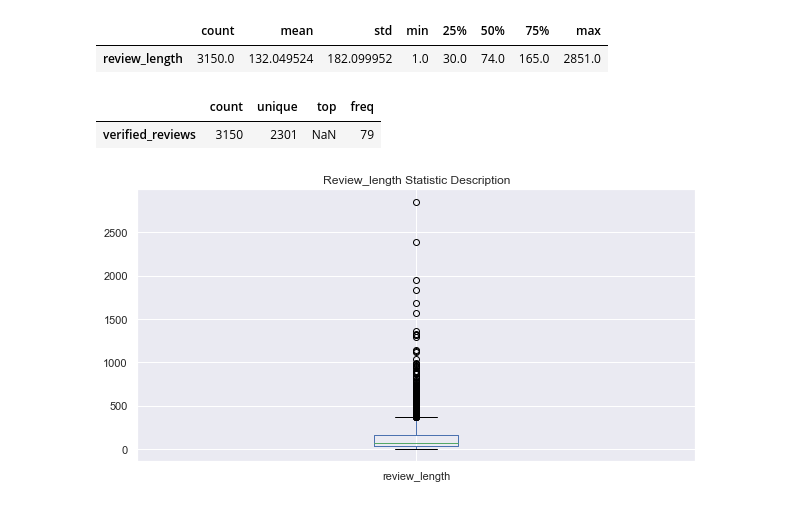
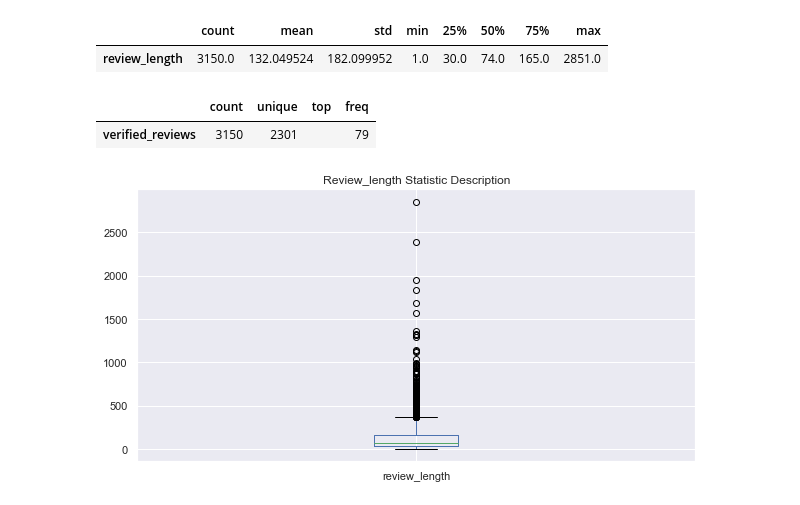
Before and after one commit to tinawangnew/capstone-project, a Jupyter notebook: Amazon-Alexa-Review Sentiment analysis .ipynb, the cells around one changed output. Saved outputs shown, nothing was run; the diff lists cells and outputs as text; code cells hidden in the pictures.

```diff
--- a/Amazon-Alexa-Review Sentiment analysis .ipynb
+++ b/Amazon-Alexa-Review Sentiment analysis .ipynb
@@ -18,7 +18,7 @@ import seaborn as sns
 import warnings
 %matplotlib inline
 # %%
-df=pd.read_csv('E:/spingboard/project/amazon_alexa.tsv',sep='\t')
+df=pd.read_csv('amazon_alexa.tsv',sep='\t')
 # %%
 print('Shape of DataFrame is {}'.format(df.shape))
 # %% [output]
@@ -257,11 +247,11 @@ pd.DataFrame(df.review_length.describe()).T
 |  | count | mean | std | min | 25% | 50% | 75% | max |
 | review_length | 3150.0 | 132.049524 | 182.099952 | 1.0 | 30.0 | 74.0 | 165.0 | 2851.0 |
 # %%
-test['verified_reviews'].describe()
-pd.DataFrame(test.verified_reviews.describe()).T
+df['verified_reviews'].describe()
+pd.DataFrame(df.verified_reviews.describe()).T
 # %% [output]
 |  | count | unique | top | freq |
-| verified_reviews | 3150 | 2301 | NaN | 79 |
+| verified_reviews | 3150 | 2301 |  | 79 |
 # %%
 df.boxplot(column='review_length',figsize=(10,5))
 plt.title('Review_length Statistic Description')
```
Also changed, not shown: parts of 15 cells of this notebook.
